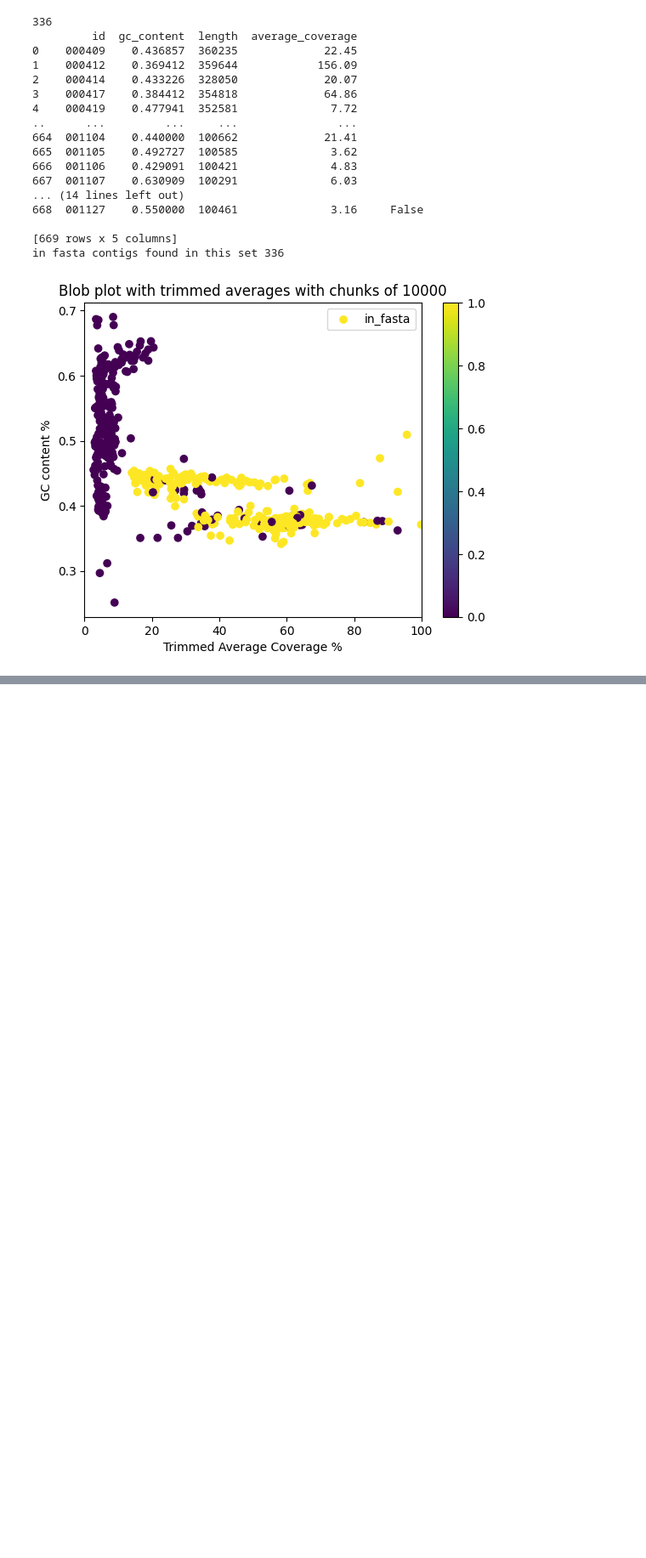
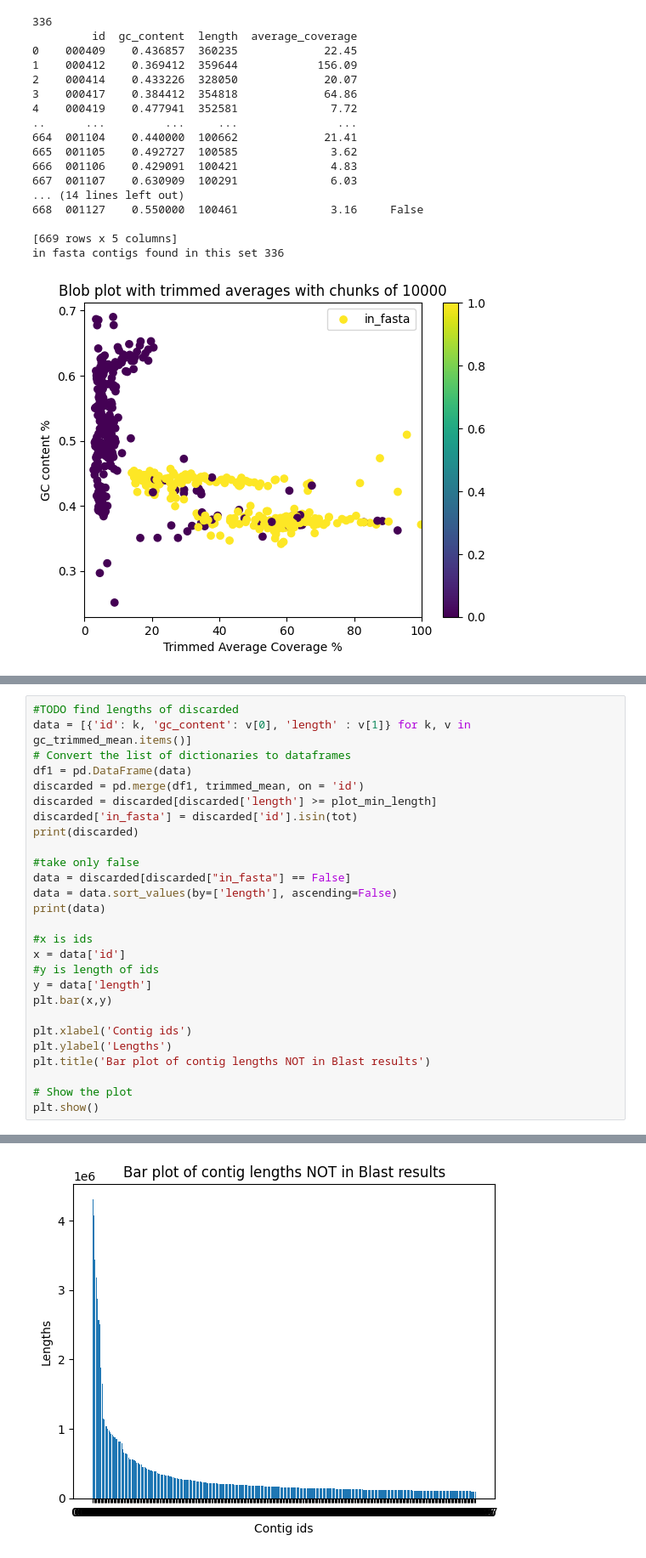
Before and after one commit to AlexanderFastner/Heliopora_coerulea_Processing, a Jupyter notebook: gc_vs_coverage.ipynb, the cells around one changed output, grey strips where cells are left out. Shown at 85% size. Drawn from its saved outputs; the diff is of its cells as text; blank space fills up the shorter version.

```diff
--- a/gc_vs_coverage.ipynb
+++ b/gc_vs_coverage.ipynb
@@ -774,0 +775,28 @@ df.to_csv('./out_dir/blast_subset.csv',index=False)
+# %%
+#TODO find lengths of discarded
+data = [{'id': k, 'gc_content': v[0], 'length' : v[1]} for k, v in gc_trimmed_mean.items()]
+# Convert the list of dictionaries to dataframes
+df1 = pd.DataFrame(data)
+discarded = pd.merge(df1, trimmed_mean, on = 'id')
+discarded = discarded[discarded['length'] >= plot_min_length]
+discarded['in_fasta'] = discarded['id'].isin(tot)
+print(discarded)
+
+#take only false
+data = discarded[discarded["in_fasta"] == False]
+data = data.sort_values(by=['length'], ascending=False)
+print(data)
+
+#x is ids
+x = data['id']
+#y is length of ids
+y = data['length']
+plt.bar(x,y)
+
+plt.xlabel('Contig ids')
+plt.ylabel('Lengths')
+plt.title('Bar plot of contig lengths NOT in Blast results')
+
+# Show the plot
+plt.show()
+# %% [output]
@@ -775,3 +820,4 @@ df.to_csv('./out_dir/blast_subset.csv',index=False)
+[figure, added]
 # %% [raw]
 #Todo
 #add Sergios blast script in middle of this one
```
Also changed, not shown: parts of 10 cells of this notebook.
